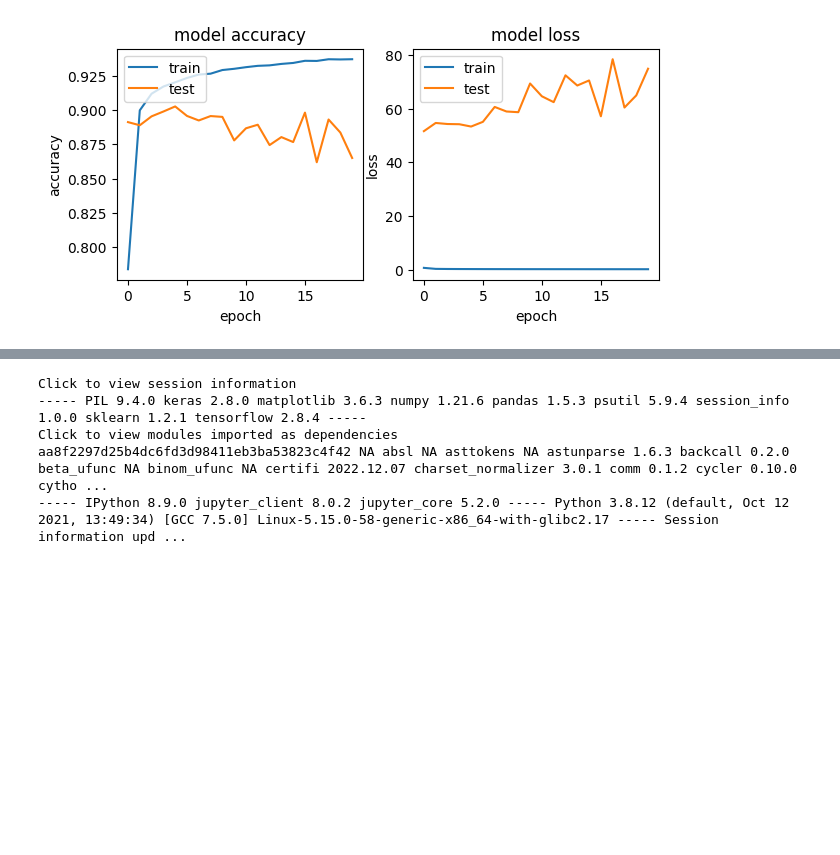
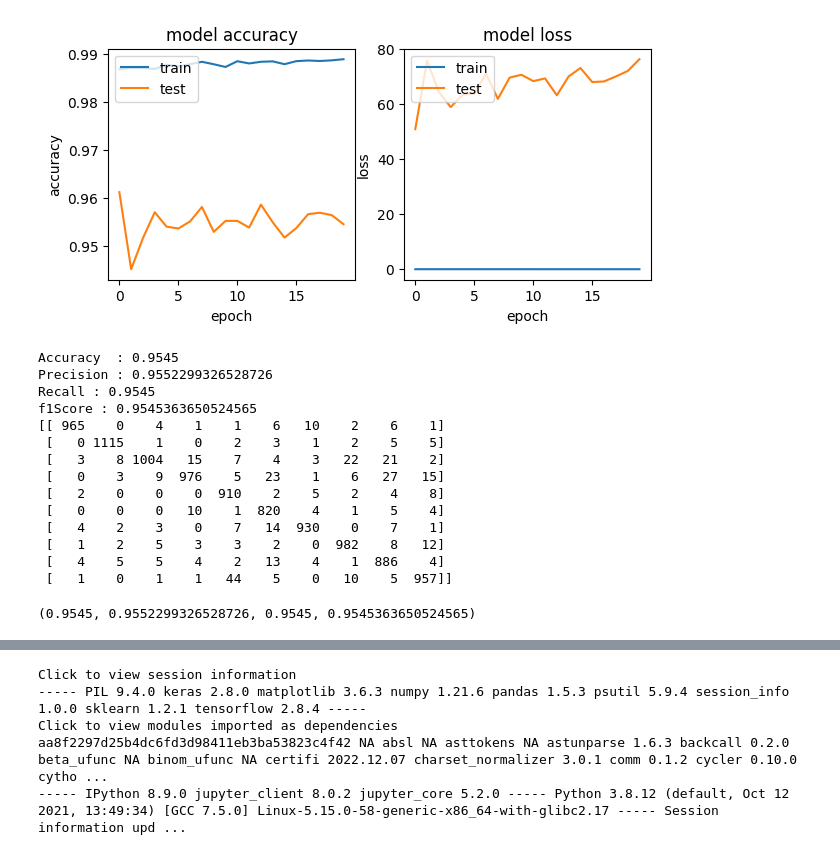
Before and after one commit to castorgit/Federated_Learning, a Jupyter notebook: 00_Federated_learning_MNIST.ipynb, the cells around one changed output, grey strips where cells are left out. Cells and saved outputs as stored; diff of their text form; code cells hidden in the pictures; blank space fills up the shorter version.

```diff
--- a/00_Federated_learning_MNIST.ipynb
+++ b/00_Federated_learning_MNIST.ipynb
@@ -76,8 +70,8 @@ xServerTest, xClientsTest, yServerTest, yClientsTest = train_test_split(xTrain,
 # %%
 def createDeepModel():
    model = Sequential()
-   model.add(Dense(8, activation='relu', input_shape=(784,)))
-   model.add(Dense(16, activation='relu'))
+   model.add(Dense(16, activation='relu', input_shape=(784,)))
+   model.add(Dense(64, activation='relu'))
 #   model.add(Dense(64, activation='relu'))
    model.add(Dense(10, activation='softmax'))
    model.summary()
@@ -188,3 +154,6 @@ def updateClientsModels():
         m = keras.models.clone_model(deepModel)
         m.set_weights(deepModel.get_weights())
         clientsModelList.append(m)
+# %%
+# Initially train central deep model
+nonFmodel = createDeepModel()
@@ -191,12 +176,31 @@ def updateClientsModels():
 # %%
-# baseline model non-federated
-h = deepModel.fit(xTrain, yTrain,
+# baseline model non-federated (Train and Test)
+h = nonFmodel.fit(xTrain, yTrain,
                     batch_size=batch_size,
                     epochs=epochs,
                     verbose=verb,
                     validation_data=(xTest, yTest))
 Analyze_training(h)
+yhat = nonFmodel.predict(xTest)
+y1 = np.argmax(yhat, axis=1)
+y2 = np.argmax(yTest, axis=1)
+my_metrics(y1,y2)
 # %% [output]
-[figure, old version]
+[figure, new version]
+Accuracy  : 0.9545
+Precision : 0.9552299326528726
+Recall : 0.9545
+f1Score : 0.9545363650524565
+[[ 965    0    4    1    1    6   10    2    6    1]
+ [   0 1115    1    0    2    3    1    2    5    5]
+ [   3    8 1004   15    7    4    3   22   21    2]
+ [   0    3    9  976    5   23    1    6   27   15]
+ [   2    0    0    0  910    2    5    2    4    8]
+ [   0    0    0   10    1  820    4    1    5    4]
+ [   4    2    3    0    7   14  930    0    7    1]
+ [   1    2    5    3    3    2    0  982    8   12]
+ [   4    5    5    4    2   13    4    1  886    4]
+ [   1    0    1    1   44    5    0   10    5  957]]
+(0.9545, 0.9552299326528726, 0.9545, 0.9545363650524565)
 # %%
 # 1. Train central model initially -----
```
Also changed, not shown: parts of 15 cells of this notebook.
